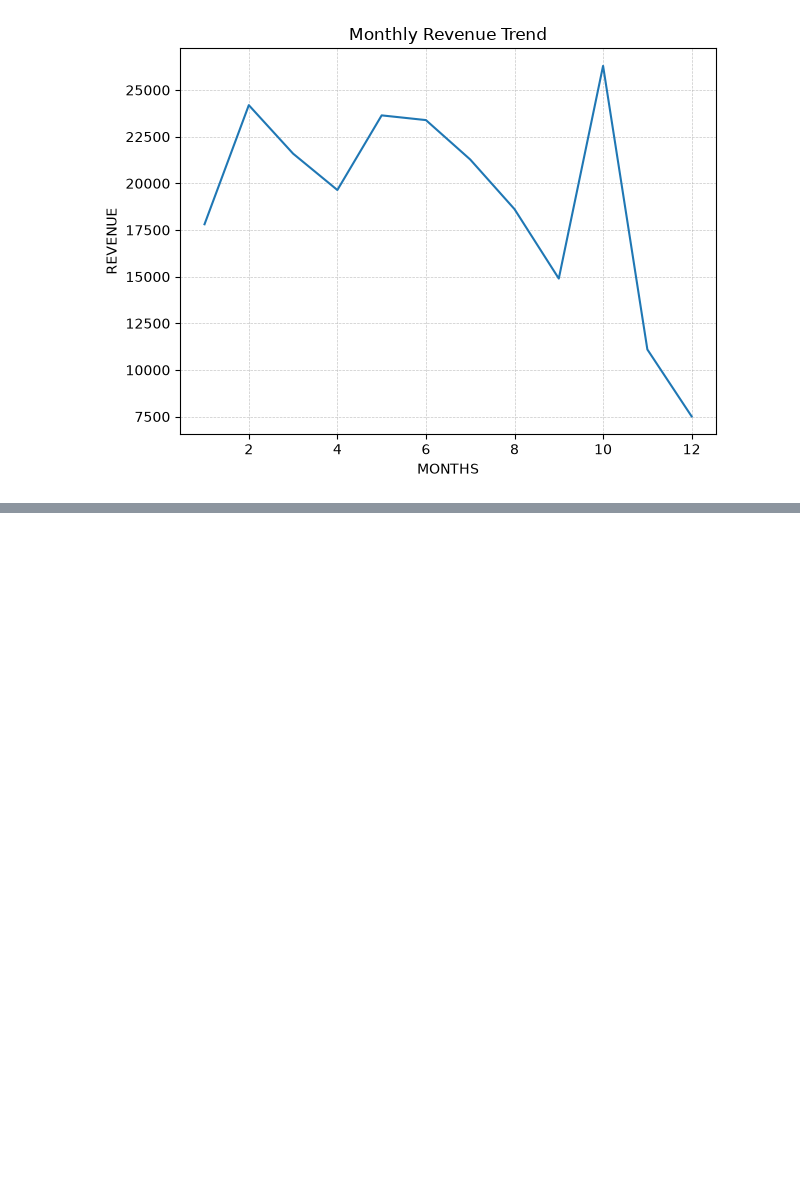
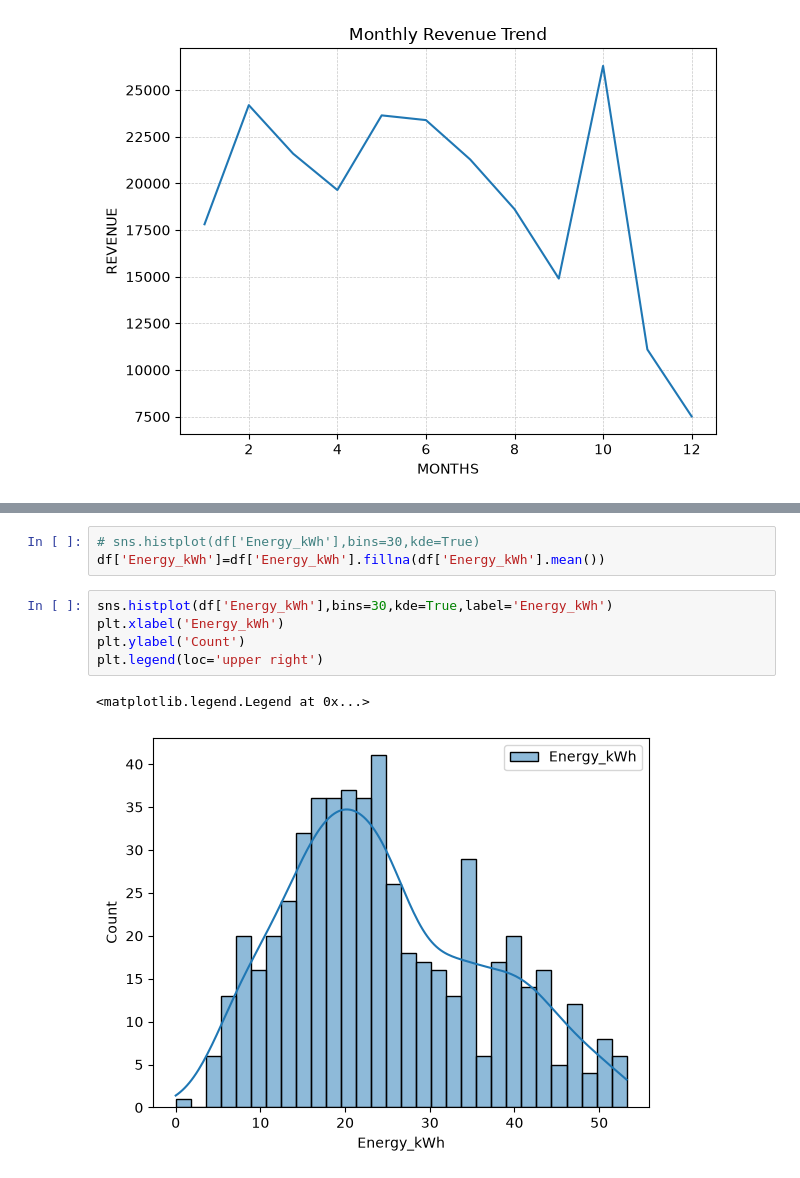
Before and after one commit to Shivrajmohite7/Shivrajmohite7_FBS, a Jupyter notebook: FBS/DATA ANALYSIS/JULY_AUGUST/PROJECT/EDA FIRSTBIT DATA ANALYSIS PROJECT/Untitled.ipynb, the cells around one changed output, grey strips where cells are left out. Saved outputs shown, nothing was run; the diff lists cells and outputs as text; blank space fills up the shorter version.

```diff
--- a/FBS/DATA ANALYSIS/JULY_AUGUST/PROJECT/EDA FIRSTBIT DATA ANALYSIS PROJECT/Untitled.ipynb
+++ b/FBS/DATA ANALYSIS/JULY_AUGUST/PROJECT/EDA FIRSTBIT DATA ANALYSIS PROJECT/Untitled.ipynb
@@ -972,0 +1011,11 @@ SyntaxError: expression cannot contain assignment, perhaps you meant "=="? (1701
+# %%
+# sns.histplot(df['Energy_kWh'],bins=30,kde=True)
+df['Energy_kWh']=df['Energy_kWh'].fillna(df['Energy_kWh'].mean())
+# %%
+sns.histplot(df['Energy_kWh'],bins=30,kde=True,label='Energy_kWh')
+plt.xlabel('Energy_kWh')
+plt.ylabel('Count')
+plt.legend(loc='upper right')
+# %% [output]
+<matplotlib.legend.Legend at 0x...>
+[figure, added]
```
Also changed, not shown: parts of 19 cells of this notebook.
